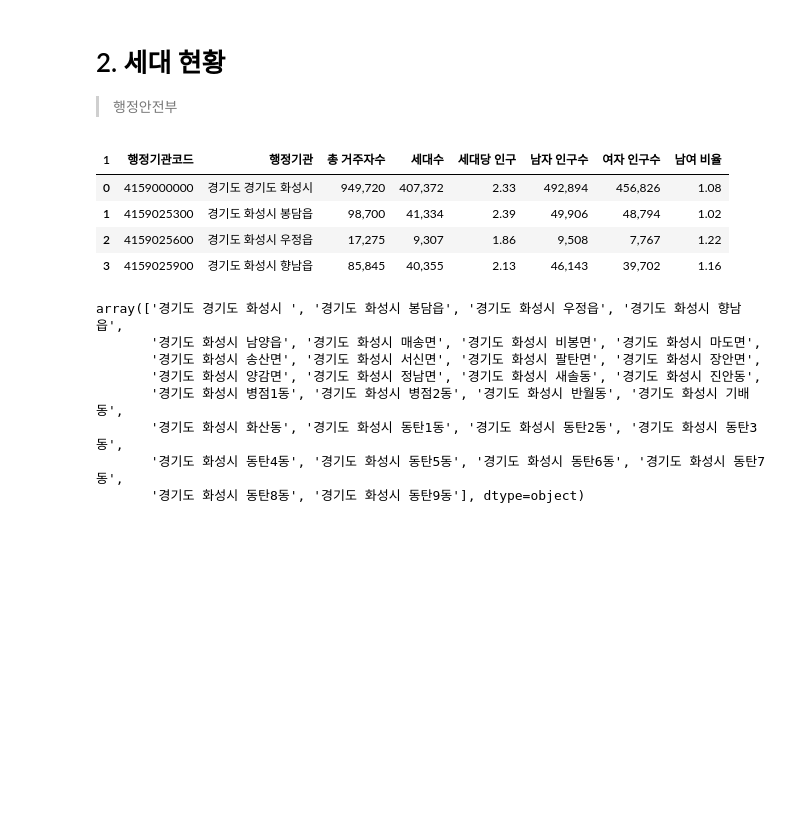
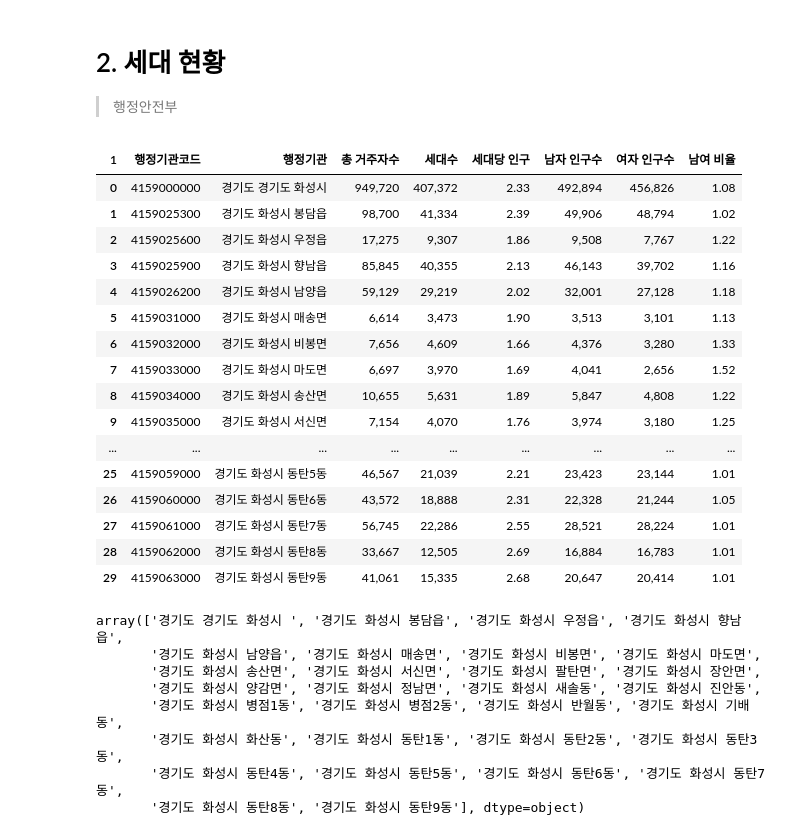
Before and after one commit to oneyoun/GTX-A-Bus-lane-optimization, a Jupyter notebook: 동릉이_data_check.ipynb, the cells around one changed output. Saved outputs shown, nothing was run; the diff lists cells and outputs as text; code cells hidden in the pictures; blank space fills up the shorter version.

```diff
--- a/동릉이_data_check.ipynb
+++ b/동릉이_data_check.ipynb
@@ -57,23 +62,35 @@ bus_lane
 # 2. 세대 현황
 > 행정안전부
 # %%
-toll = pd.read_excel('C:/Users/OneYoung/Documents/GitHub/GTX-A-Bus-lane-optimization/GTX_동탄역_data/행정안전부/행안부_202405_202405_주민등록인구및세대현황_월간.xlsx')
+toll = pd.read_excel('C:/Users/kartboy10/Documents/GTX-A-Bus-lane-optimization/GTX_동탄역_data/행정안전부/행안부_202405_202405_주민등록인구및세대현황_월간.xlsx')
 # 특정 행을 컬럼으로 설정하기
 toll.columns = toll.iloc[1]
 
 # 불필요한 행 제거 (첫 두 행 제거)
 toll = toll[2:]
 
 # 인덱스 리셋 (기존 인덱스는 드롭)
 toll = toll.reset_index(drop=True)
 
-toll.head(4)
+toll
 # %% [output]
 | 1 | 행정기관코드 | 행정기관 | 총 거주자수 | 세대수 | 세대당 인구 | 남자 인구수 | 여자 인구수 | 남여 비율 |
 | 0 | 4159000000 | 경기도 경기도 화성시 | 949,720 | 407,372 | 2.33 | 492,894 | 456,826 | 1.08 |
 | 1 | 4159025300 | 경기도 화성시 봉담읍 | 98,700 | 41,334 | 2.39 | 49,906 | 48,794 | 1.02 |
 | 2 | 4159025600 | 경기도 화성시 우정읍 | 17,275 | 9,307 | 1.86 | 9,508 | 7,767 | 1.22 |
 | 3 | 4159025900 | 경기도 화성시 향남읍 | 85,845 | 40,355 | 2.13 | 46,143 | 39,702 | 1.16 |
+| 4 | 4159026200 | 경기도 화성시 남양읍 | 59,129 | 29,219 | 2.02 | 32,001 | 27,128 | 1.18 |
+| 5 | 4159031000 | 경기도 화성시 매송면 | 6,614 | 3,473 | 1.90 | 3,513 | 3,101 | 1.13 |
+| 6 | 4159032000 | 경기도 화성시 비봉면 | 7,656 | 4,609 | 1.66 | 4,376 | 3,280 | 1.33 |
+| 7 | 4159033000 | 경기도 화성시 마도면 | 6,697 | 3,970 | 1.69 | 4,041 | 2,656 | 1.52 |
+| 8 | 4159034000 | 경기도 화성시 송산면 | 10,655 | 5,631 | 1.89 | 5,847 | 4,808 | 1.22 |
+| 9 | 4159035000 | 경기도 화성시 서신면 | 7,154 | 4,070 | 1.76 | 3,974 | 3,180 | 1.25 |
+| ... | ... | ... | ... | ... | ... | ... | ... | ... |
+| 25 | 4159059000 | 경기도 화성시 동탄5동 | 46,567 | 21,039 | 2.21 | 23,423 | 23,144 | 1.01 |
+| 26 | 4159060000 | 경기도 화성시 동탄6동 | 43,572 | 18,888 | 2.31 | 22,328 | 21,244 | 1.05 |
+| 27 | 4159061000 | 경기도 화성시 동탄7동 | 56,745 | 22,286 | 2.55 | 28,521 | 28,224 | 1.01 |
+| 28 | 4159062000 | 경기도 화성시 동탄8동 | 33,667 | 12,505 | 2.69 | 16,884 | 16,783 | 1.01 |
+| 29 | 4159063000 | 경기도 화성시 동탄9동 | 41,061 | 15,335 | 2.68 | 20,647 | 20,414 | 1.01 |
 # %%
 toll['행정기관'].unique()
 # %% [output]
```
Also changed, not shown: parts of 58 cells of this notebook, 18 other files.
